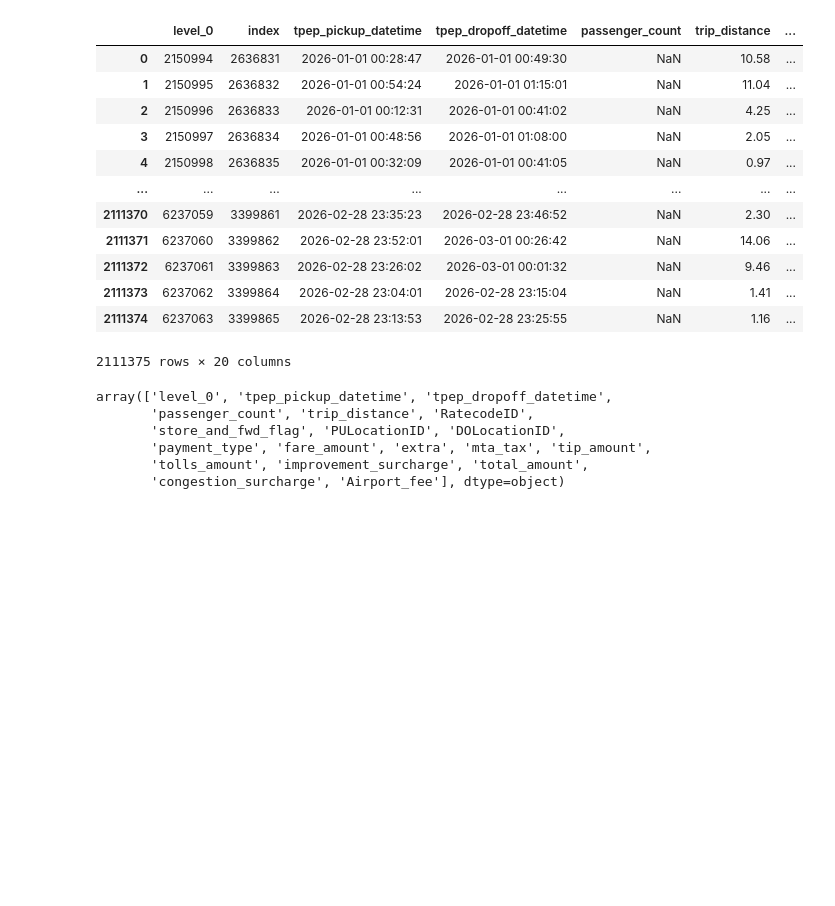
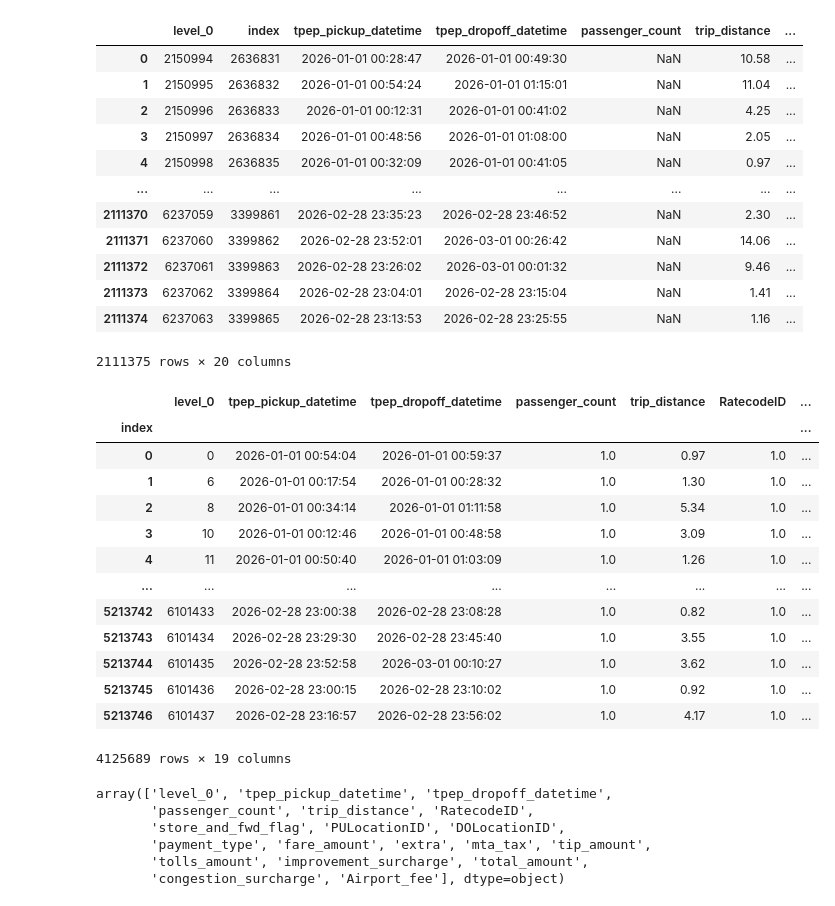
Before and after one commit to TinyHaitch/taxi_analysis, a Jupyter notebook: Untitled.ipynb, the cells around one changed output. Saved outputs shown, nothing was run; the diff lists cells and outputs as text; code cells hidden in the pictures; blank space fills up the shorter version.

```diff
--- a/Untitled.ipynb
+++ b/Untitled.ipynb
@@ -224,6 +225,22 @@ usefuldata[usefuldata['passenger_count'].isna()].drop('level_0', axis=1).reset_i
 usefuldata = usefuldata[usefuldata.passenger_count == 1].drop('index', axis=1).reset_index()
 # %%
 usefuldata = usefuldata.set_index('index')
+usefuldata
+# %% [output]
+|  | level_0 | tpep_pickup_datetime | tpep_dropoff_datetime | passenger_count | trip_distance | RatecodeID | ... |
+| index |  |  |  |  |  |  | ... |
+| 0 | 0 | 2026-01-01 00:54:04 | 2026-01-01 00:59:37 | 1.0 | 0.97 | 1.0 | ... |
+| 1 | 6 | 2026-01-01 00:17:54 | 2026-01-01 00:28:32 | 1.0 | 1.30 | 1.0 | ... |
+| 2 | 8 | 2026-01-01 00:34:14 | 2026-01-01 01:11:58 | 1.0 | 5.34 | 1.0 | ... |
+| 3 | 10 | 2026-01-01 00:12:46 | 2026-01-01 00:48:58 | 1.0 | 3.09 | 1.0 | ... |
+| 4 | 11 | 2026-01-01 00:50:40 | 2026-01-01 01:03:09 | 1.0 | 1.26 | 1.0 | ... |
+| ... | ... | ... | ... | ... | ... | ... | ... |
+| 5213742 | 6101433 | 2026-02-28 23:00:38 | 2026-02-28 23:08:28 | 1.0 | 0.82 | 1.0 | ... |
+| 5213743 | 6101434 | 2026-02-28 23:29:30 | 2026-02-28 23:45:40 | 1.0 | 3.55 | 1.0 | ... |
+| 5213744 | 6101435 | 2026-02-28 23:52:58 | 2026-03-01 00:10:27 | 1.0 | 3.62 | 1.0 | ... |
+| 5213745 | 6101436 | 2026-02-28 23:00:15 | 2026-02-28 23:10:02 | 1.0 | 0.92 | 1.0 | ... |
+| 5213746 | 6101437 | 2026-02-28 23:16:57 | 2026-02-28 23:56:02 | 1.0 | 4.17 | 1.0 | ... |
+4125689 rows × 19 columns
 # %%
 usefuldata.columns.values
 # %% [output]
```
Also changed, not shown: parts of 8 cells of this notebook.
